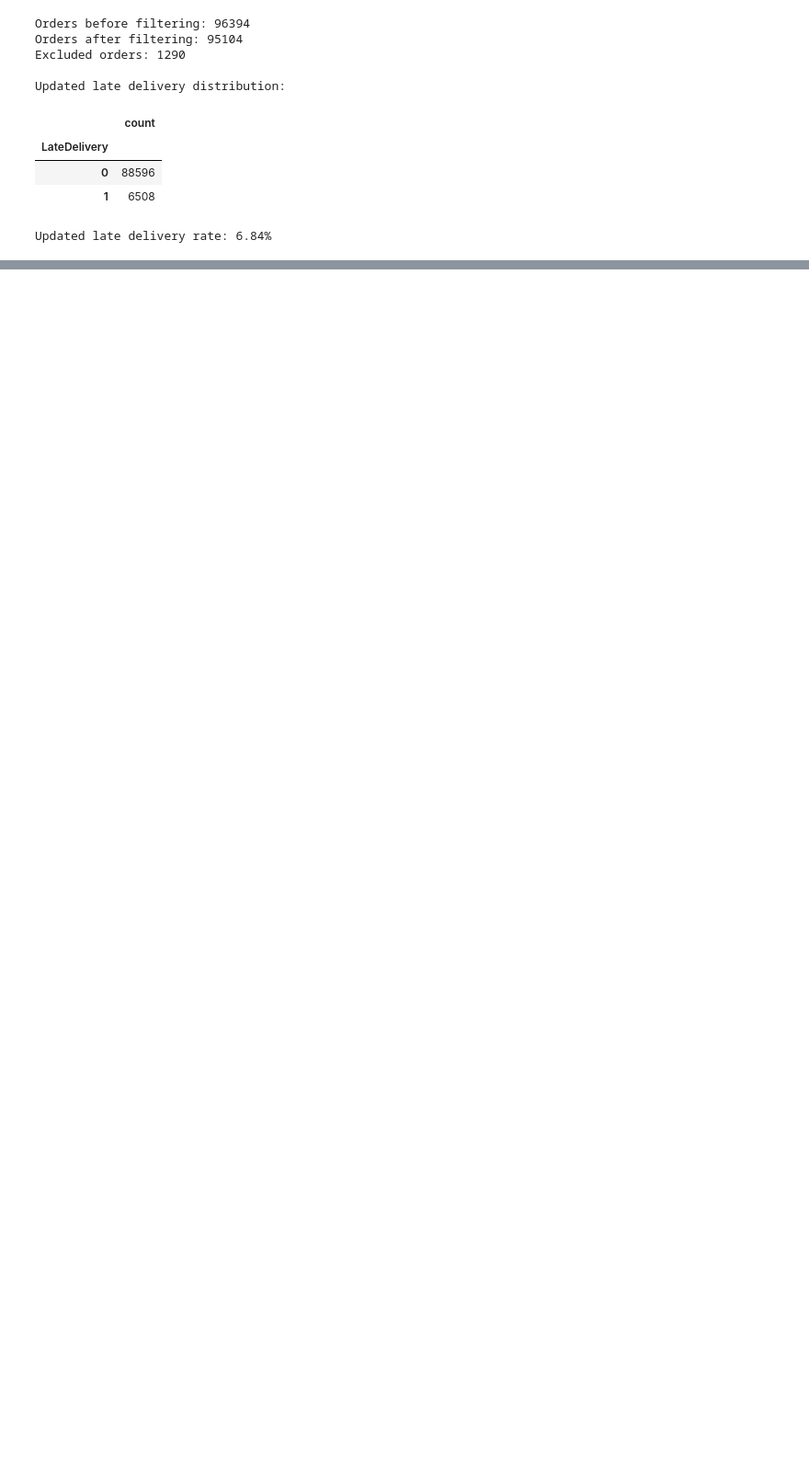
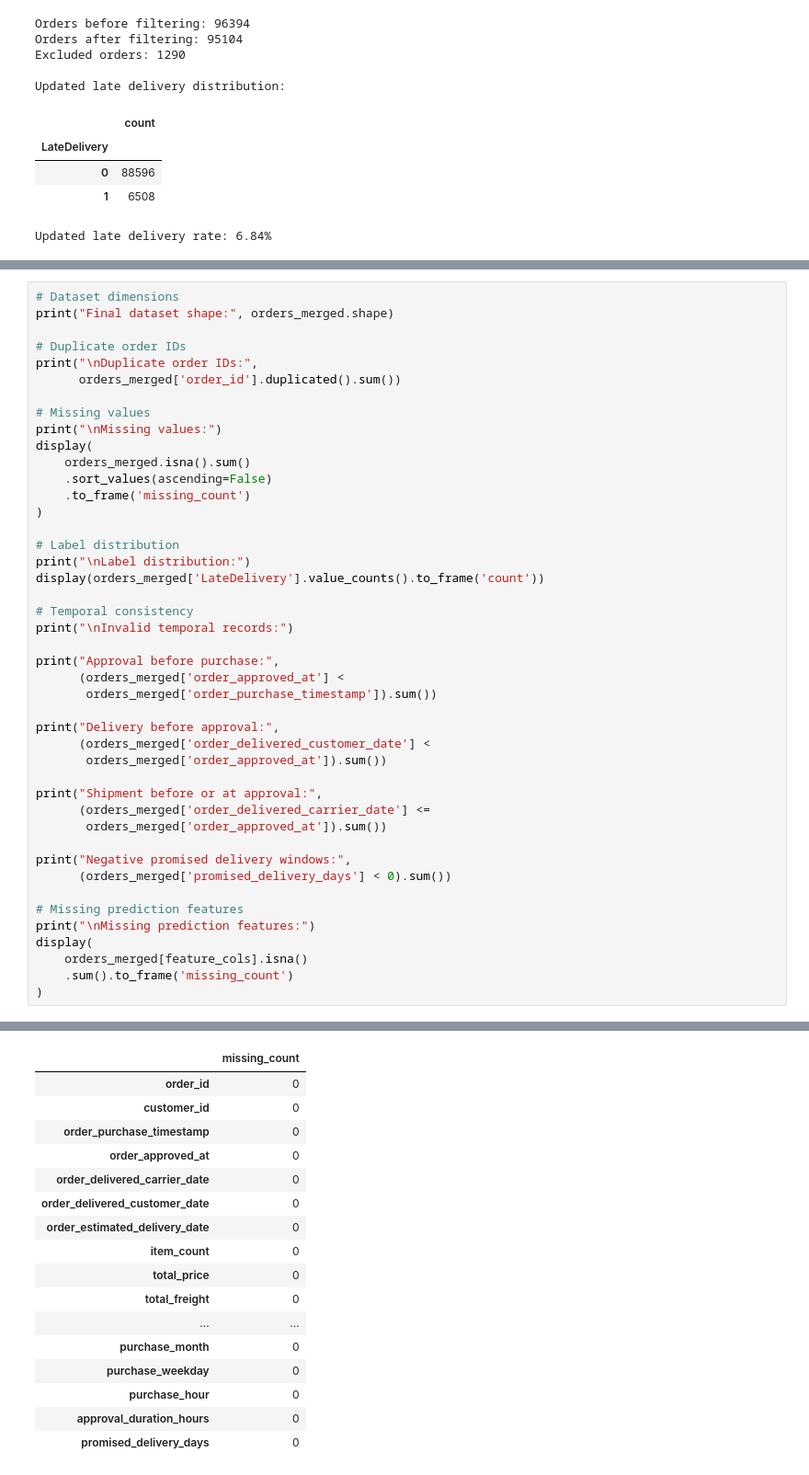
Before and after one commit to ZGXJason/CIS5450_FINAL_PROJECT, a Jupyter notebook: notebooks/01_data_cleaning.ipynb, the cells around one changed output, grey strips where cells are left out. Shown at 92% size. Saved outputs shown, nothing was run; the diff lists cells and outputs as text; blank space fills up the shorter version.

```diff
--- a/notebooks/01_data_cleaning.ipynb
+++ b/notebooks/01_data_cleaning.ipynb
@@ -646,0 +677,45 @@ Updated late delivery rate: 6.84%
+# %%
+# Dataset dimensions
+print("Final dataset shape:", orders_merged.shape)
+
+# Duplicate order IDs
+print("\nDuplicate order IDs:",
+      orders_merged['order_id'].duplicated().sum())
+
+# Missing values
+print("\nMissing values:")
+display(
+    orders_merged.isna().sum()
+    .sort_values(ascending=False)
+    .to_frame('missing_count')
+)
+
+# Label distribution
+print("\nLabel distribution:")
+display(orders_merged['LateDelivery'].value_counts().to_frame('count'))
+
+# Temporal consistency
+print("\nInvalid temporal records:")
+
+print("Approval before purchase:",
+      (orders_merged['order_approved_at'] <
+       orders_merged['order_purchase_timestamp']).sum())
+
+print("Delivery before approval:",
+      (orders_merged['order_delivered_customer_date'] <
+       orders_merged['order_approved_at']).sum())
+
+print("Shipment before or at approval:",
+      (orders_merged['order_delivered_carrier_date'] <=
+       orders_merged['order_approved_at']).sum())
+
+print("Negative promised delivery windows:",
+      (orders_merged['promised_delivery_days'] < 0).sum())
+
+# Missing prediction features
+print("\nMissing prediction features:")
+display(
+    orders_merged[feature_cols].isna()
+    .sum().to_frame('missing_count')
+)
+# %% [output]
@@ -646,0 +727,17 @@ Updated late delivery rate: 6.84%
+|  | missing_count |
+| order_id | 0 |
+| customer_id | 0 |
+| order_purchase_timestamp | 0 |
+| order_approved_at | 0 |
+| order_delivered_carrier_date | 0 |
+| order_delivered_customer_date | 0 |
+| order_estimated_delivery_date | 0 |
+| item_count | 0 |
+| total_price | 0 |
+| total_freight | 0 |
+| ... | ... |
+| purchase_month | 0 |
+| purchase_weekday | 0 |
+| purchase_hour | 0 |
+| approval_duration_hours | 0 |
+| promised_delivery_days | 0 |
```
Also changed, not shown: parts of 12 cells of this notebook, 2 other files.
